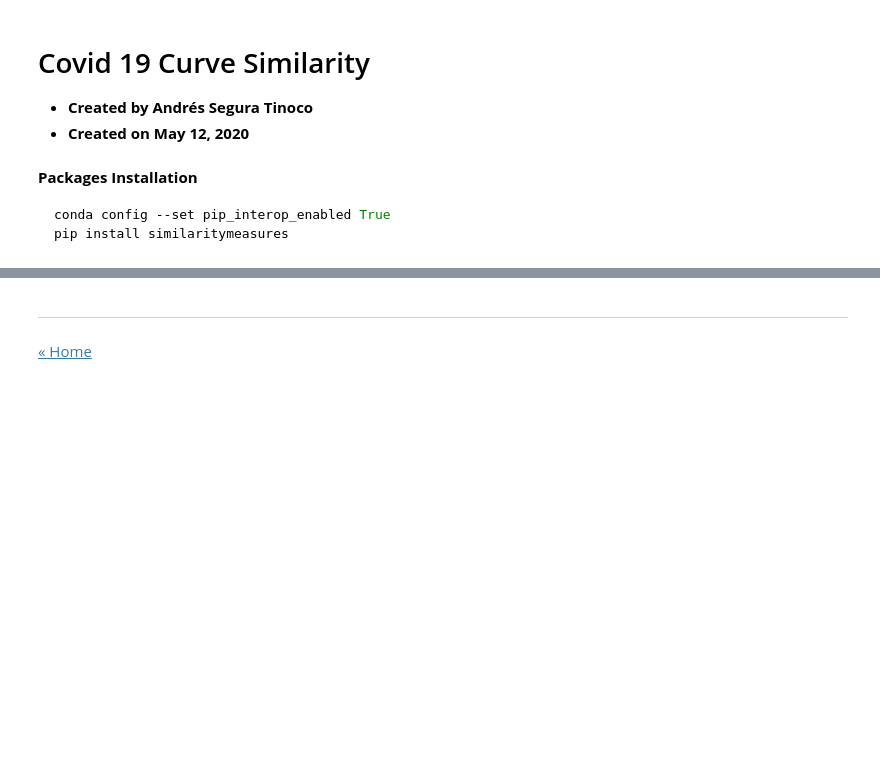
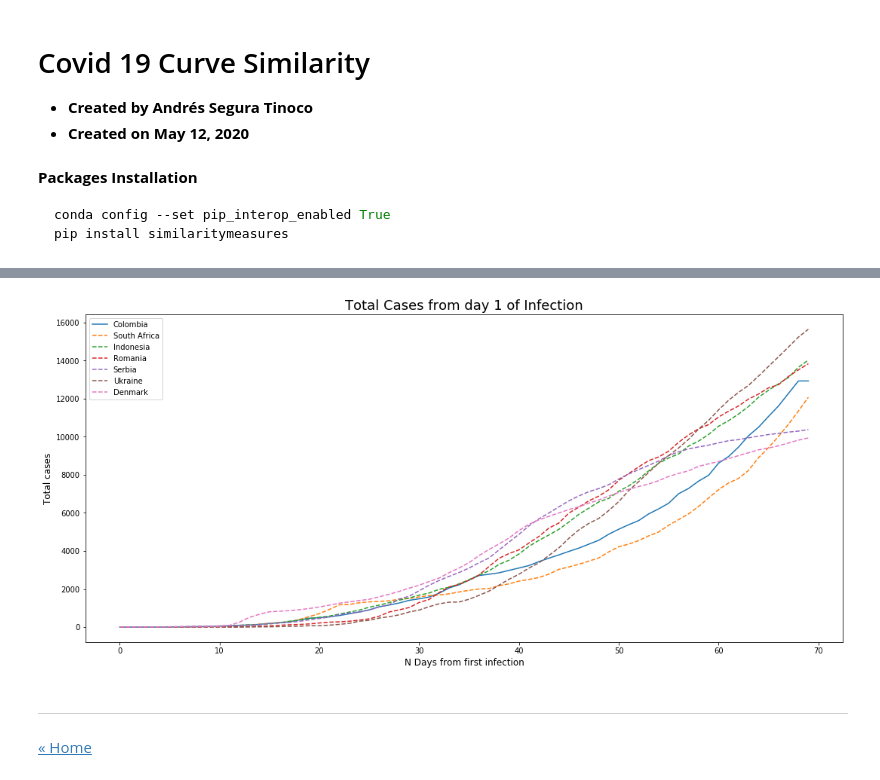
Before and after one commit to ansegura7/WebScraping_Covid19, a Jupyter notebook: analysis/curve_similarity_c19.ipynb, the cells around one changed output, grey strips where cells are left out. Drawn from its saved outputs; the diff is of its cells as text; code cells hidden in the pictures; blank space fills up the shorter version.

```diff
--- a/analysis/curve_similarity_c19.ipynb
+++ b/analysis/curve_similarity_c19.ipynb
@@ -213,0 +139,6 @@ plt.show()
+# %%
+# Get and save top N
+output = sorted(df_result, key=df_result.get, reverse=False)[:top_country]
+for country in output:
+    cnt[country] += 1
+    print('%s: %s' % (country, df_result[country]))
@@ -213,0 +164,6 @@ plt.show()
+# %%
+# Get and save top N
+output = sorted(area_result, key=area_result.get, reverse=False)[:top_country]
+for country in output:
+    cnt[country] += 1
+    print('%s: %s' % (country, area_result[country]))
@@ -214,3 +282,24 @@ plt.show()
+# %%
+# Plot trends more similar to Colombia
+country_list = ['Colombia']
+
+plt.figure(figsize = (18, 8))
+plt.plot(exp_data[:, 0], exp_data[:, 1])
+
+for country in cnt:
+    if cnt[country] == n_methods:
+        country_list.append(country)
+        num_data = countries_data[country]
+        plt.plot(num_data[:, 0], num_data[:, 1], linestyle='--')
+
+# Plot setup
+plt.title("Total Cases from day 1 of Infection", fontsize = 18)
+plt.xlabel("N Days from first infection", fontsize = 12)
+plt.ylabel("Total cases", fontsize = 12)
+plt.legend(country_list, loc = "best")
+plt.show()
+# %% [output]
+[figure, added]
 # %% [markdown]
 <hr>
 <p><a href="https://github.com/ansegura7/WebScraping_Covid19">« Home</a></p>
```
Also changed, not shown: parts of 46 cells of this notebook, 7 other files.
